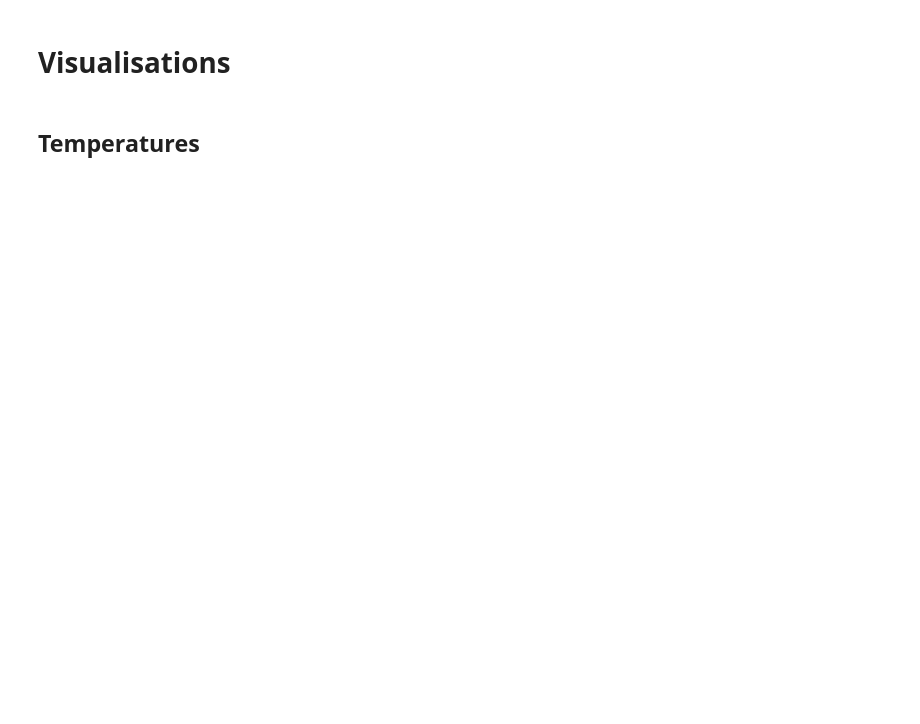
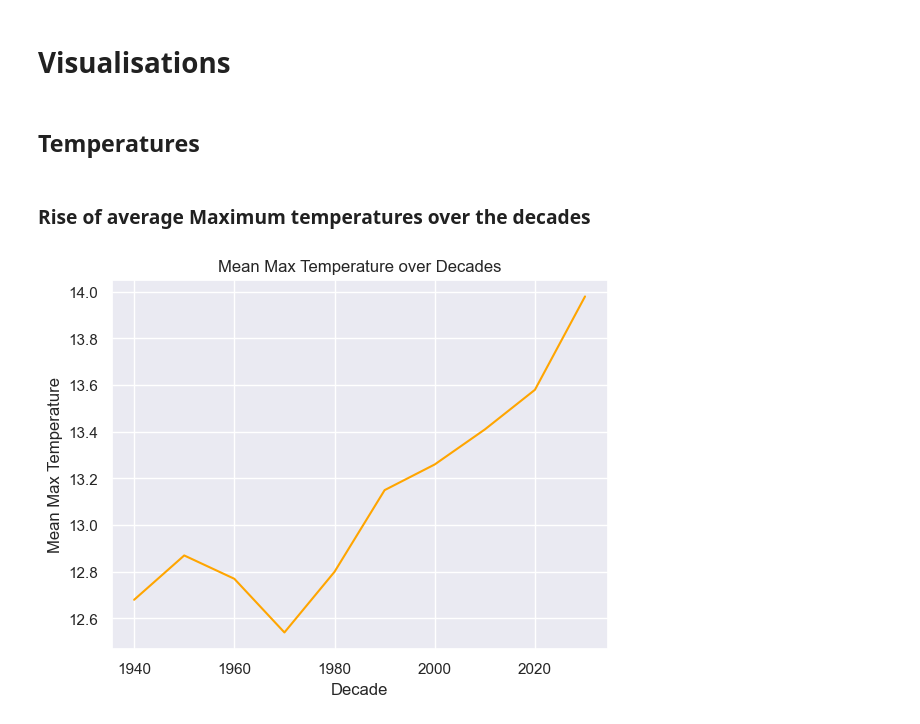
Before and after one commit to maanceto2/Dublin-Climate-Analysis, a Jupyter notebook: Notebooks/Dublin Airport Data.ipynb, the cells around one changed output. Drawn from its saved outputs; the diff is of its cells as text; code cells hidden in the pictures; blank space fills up the shorter version.

```diff
--- a/Notebooks/Dublin Airport Data.ipynb
+++ b/Notebooks/Dublin Airport Data.ipynb
@@ -6,9 +8,9 @@ The data was obtained from Met Éireann's database. We have a csv file with dail
 import pandas as pd
 from datetime import datetime
 
-#importing the data into a Pandas data frame with the correct date parsing
-dublin_month = pd.read_csv('../Met Eireann Data/dublin_airport_month.csv', skiprows=19)
-dublin_daily = pd.read_csv('../Met Eireann Data/dublin_airport_daily.csv', skiprows=25)
+#importing the data into a Pandas data frame
+dublin_month = pd.read_csv('../Met Eirann Data/dublin_airport_month.csv', skiprows=19)
+dublin_daily = pd.read_csv('../Met Eirann Data/dublin_airport_daily.csv', skiprows=25)
 
 # Convert 'date' column to datetime
 dublin_daily['date'] = pd.to_datetime(dublin_daily['date'], format='%d-%b-%Y')
@@ -421,0 +503,4 @@ dublin_daily[['maxtp', 'mintp', 'rain', 'wdsp', 'sun']].describe().round(2)
+# %%
+#overview of maximum temperatures over decade
+resampled_temperature = dublin_daily.resample('10YE', on='date')[['maxtp', 'mintp']].agg(['median', 'mean', 'min', 'max', 'count']).round(2)
+resampled_temperature['maxtp'][['median','mean']]
@@ -423,3 +1677,17 @@ dublin_daily[['maxtp', 'mintp', 'rain', 'wdsp', 'sun']].describe().round(2)
 # Visualisations
 # %% [markdown]
 ## Temperatures
+# %% [markdown]
+### Rise of average Maximum temperatures over the decades
+# %%
+import seaborn as sns
+import matplotlib.pyplot as plt
+
+sns.lineplot(x=resampled_temperature.index.year // 10 * 10,
+             y=resampled_temperature['maxtp']['mean'], color='orange')
+plt.title('Mean Max Temperature over Decades')
+plt.xlabel('Decade')
+plt.ylabel('Mean Max Temperature')
+plt.show()
+# %% [output]
+[figure, added]
```
Also changed, not shown: parts of 124 cells of this notebook, 27 other files.
